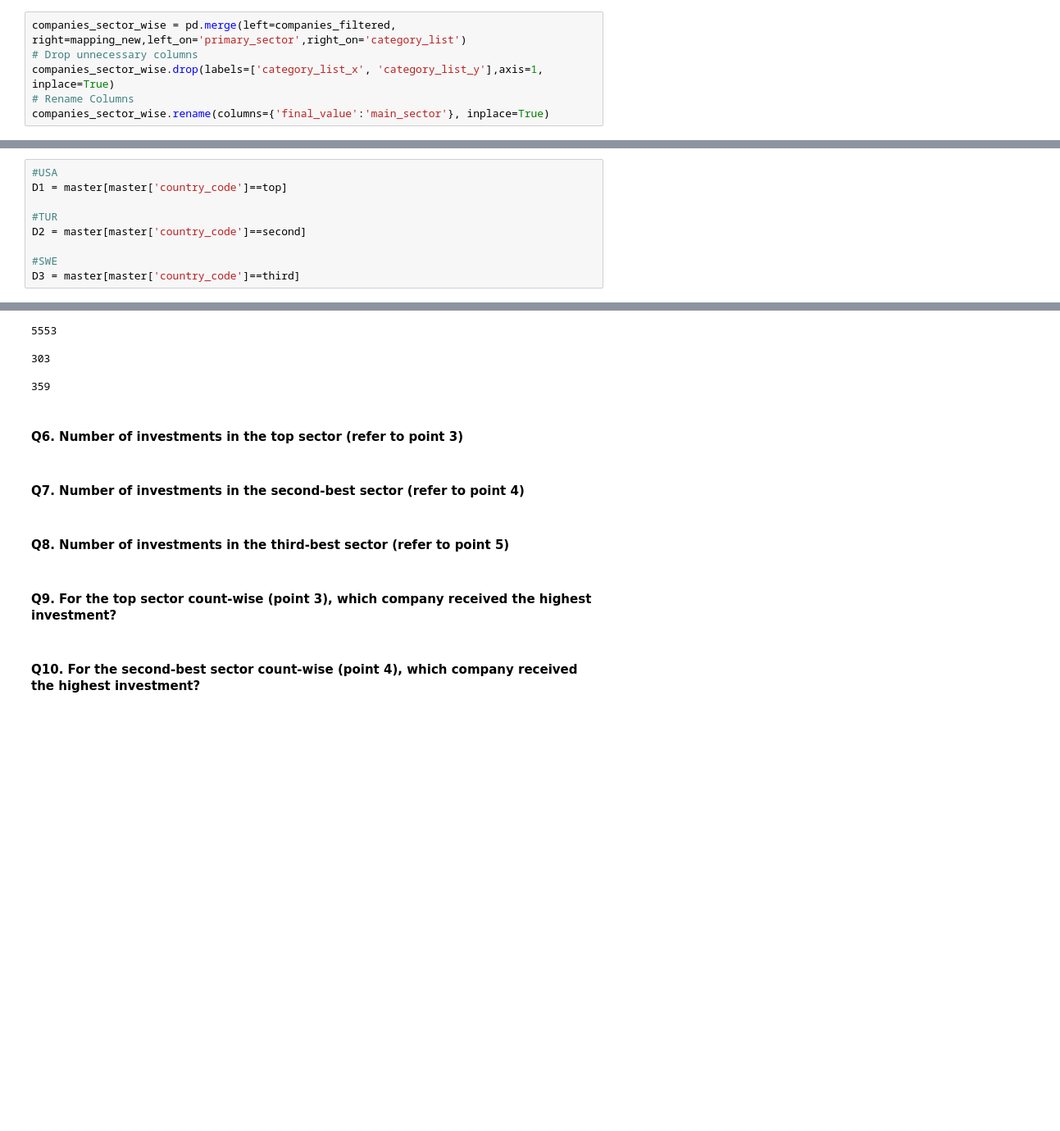
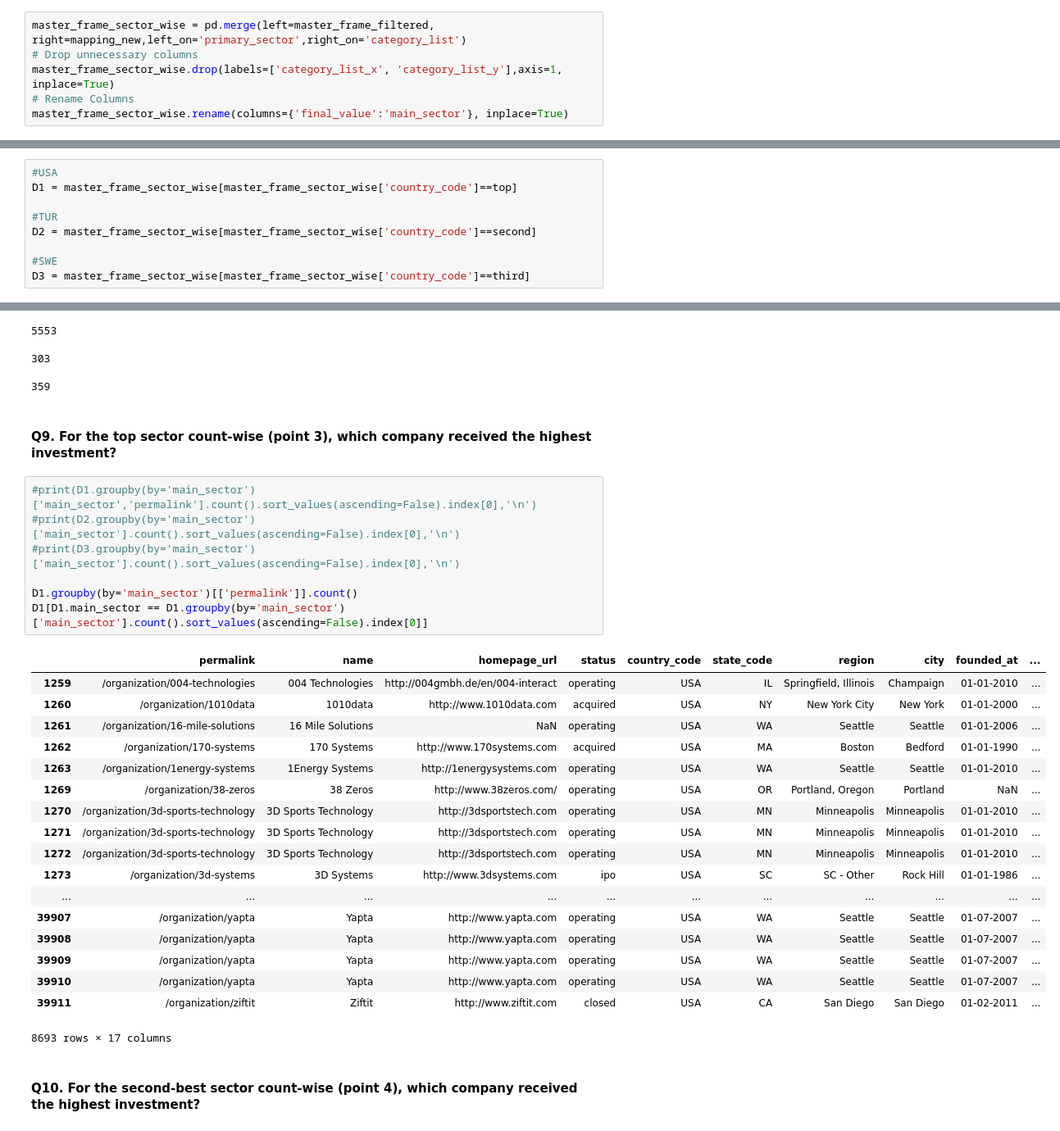
Before and after one commit to ab9bhatia/PythonScripts, a Jupyter notebook: scripts/Spark_Funds_Project.ipynb, the cells around one changed output, grey strips where cells are left out. Shown at 82% size. Saved outputs shown, nothing was run; the diff lists cells and outputs as text; blank space fills up the shorter version.

```diff
--- a/scripts/Spark_Funds_Project.ipynb
+++ b/scripts/Spark_Funds_Project.ipynb
@@ -187,8 +183,8 @@ mapping_new.head()
 | 3 | 3D Technology | Manufacturing |
 | 4 | Accounting | Social, Finance, Analytics, Adver... |
 # %%
-companies_sector_wise = pd.merge(left=companies_filtered, right=mapping_new,left_on='primary_sector',right_on='category_list')
+master_frame_sector_wise = pd.merge(left=master_frame_filtered, right=mapping_new,left_on='primary_sector',right_on='category_list')
 # Drop unnecessary columns
-companies_sector_wise.drop(labels=['category_list_x', 'category_list_y'],axis=1, inplace=True)
+master_frame_sector_wise.drop(labels=['category_list_x', 'category_list_y'],axis=1, inplace=True)
 # Rename Columns
-companies_sector_wise.rename(columns={'final_value':'main_sector'}, inplace=True)
+master_frame_sector_wise.rename(columns={'final_value':'main_sector'}, inplace=True)
@@ -219,13 +203,13 @@ The total number (or count) of investments for each main sector in a separate co
 The total amount invested in each main sector in a separate column
 # %%
 #USA
-D1 = master[master['country_code']==top]
+D1 = master_frame_sector_wise[master_frame_sector_wise['country_code']==top]
 
 #TUR
-D2 = master[master['country_code']==second]
+D2 = master_frame_sector_wise[master_frame_sector_wise['country_code']==second]
 
 #SWE
-D3 = master[master['country_code']==third]
+D3 = master_frame_sector_wise[master_frame_sector_wise['country_code']==third]
 # %% [markdown]
 #### Q1. Total number of Investments (count)
 # %%
@@ -282,13 +302,33 @@ print(D3.groupby(by='main_sector')['main_sector'].count().sort_values(ascending=
 303
 
 359
-# %% [markdown]
-#### Q6. Number of investments in the top sector (refer to point 3)
-# %% [markdown]
-#### Q7. Number of investments in the second-best sector (refer to point 4)
-# %% [markdown]
-#### Q8. Number of investments in the third-best sector (refer to point 5)
 # %% [markdown]
 #### Q9. For the top sector count-wise (point 3), which company received the highest investment?
+# %%
+#print(D1.groupby(by='main_sector')['main_sector','permalink'].count().sort_values(ascending=False).index[0],'\n')
+#print(D2.groupby(by='main_sector')['main_sector'].count().sort_values(ascending=False).index[0],'\n')
+#print(D3.groupby(by='main_sector')['main_sector'].count().sort_values(ascending=False).index[0],'\n')
+
+D1.groupby(by='main_sector')[['permalink']].count()
+D1[D1.main_sector == D1.groupby(by='main_sector')['main_sector'].count().sort_values(ascending=False).index[0]]
+# %% [output]
+|  | permalink | name | homepage_url | status | country_code | state_code | region | city | founded_at | ... |
+| 1259 | /organization/004-technologies | 004 Technologies | http://004gmbh.de/en/004-interact | operating | USA | IL | Springfield, Illinois | Champaign | 01-01-2010 | ... |
+| 1260 | /organization/1010data | 1010data | http://www.1010data.com | acquired | USA | NY | New York City | New York | 01-01-2000 | ... |
+| 1261 | /organization/16-mile-solutions | 16 Mile Solutions | NaN | operating | USA | WA | Seattle | Seattle | 01-01-2006 | ... |
+| 1262 | /organization/170-systems | 170 Systems | http://www.170systems.com | acquired | USA | MA | Boston | Bedford | 01-01-1990 | ... |
+| 1263 | /organization/1energy-systems | 1Energy Systems | http://1energysystems.com | operating | USA | WA | Seattle | Seattle | 01-01-2010 | ... |
+| 1269 | /organization/38-zeros | 38 Zeros | http://www.38zeros.com/ | operating | USA | OR | Portland, Oregon | Portland | NaN | ... |
+| 1270 | /organization/3d-sports-technology | 3D Sports Technology | http://3dsportstech.com | operating | USA | MN | Minneapolis | Minneapolis | 01-01-2010 | ... |
+| 1271 | /organization/3d-sports-technology | 3D Sports Technology | http://3dsportstech.com | operating | USA | MN | Minneapolis | Minneapolis | 01-01-2010 | ... |
+| 1272 | /organization/3d-sports-technology | 3D Sports Technology | http://3dsportstech.com | operating | USA | MN | Minneapolis | Minneapolis | 01-01-2010 | ... |
+| 1273 | /organization/3d-systems | 3D Systems | http://www.3dsystems.com | ipo | USA | SC | SC - Other | Rock Hill | 01-01-1986 | ... |
+| ... | ... | ... | ... | ... | ... | ... | ... | ... | ... | ... |
+| 39907 | /organization/yapta | Yapta | http://www.yapta.com | operating | USA | WA | Seattle | Seattle | 01-07-2007 | ... |
+| 39908 | /organization/yapta | Yapta | http://www.yapta.com | operating | USA | WA | Seattle | Seattle | 01-07-2007 | ... |
+| 39909 | /organization/yapta | Yapta | http://www.yapta.com | operating | USA | WA | Seattle | Seattle | 01-07-2007 | ... |
+| 39910 | /organization/yapta | Yapta | http://www.yapta.com | operating | USA | WA | Seattle | Seattle | 01-07-2007 | ... |
+| 39911 | /organization/ziftit | Ziftit | http://www.ziftit.com | closed | USA | CA | San Diego | San Diego | 01-02-2011 | ... |
+8693 rows × 17 columns
 # %% [markdown]
 #### Q10. For the second-best sector count-wise (point 4), which company received the highest investment?
```
Also changed, not shown: parts of 20 cells of this notebook.
